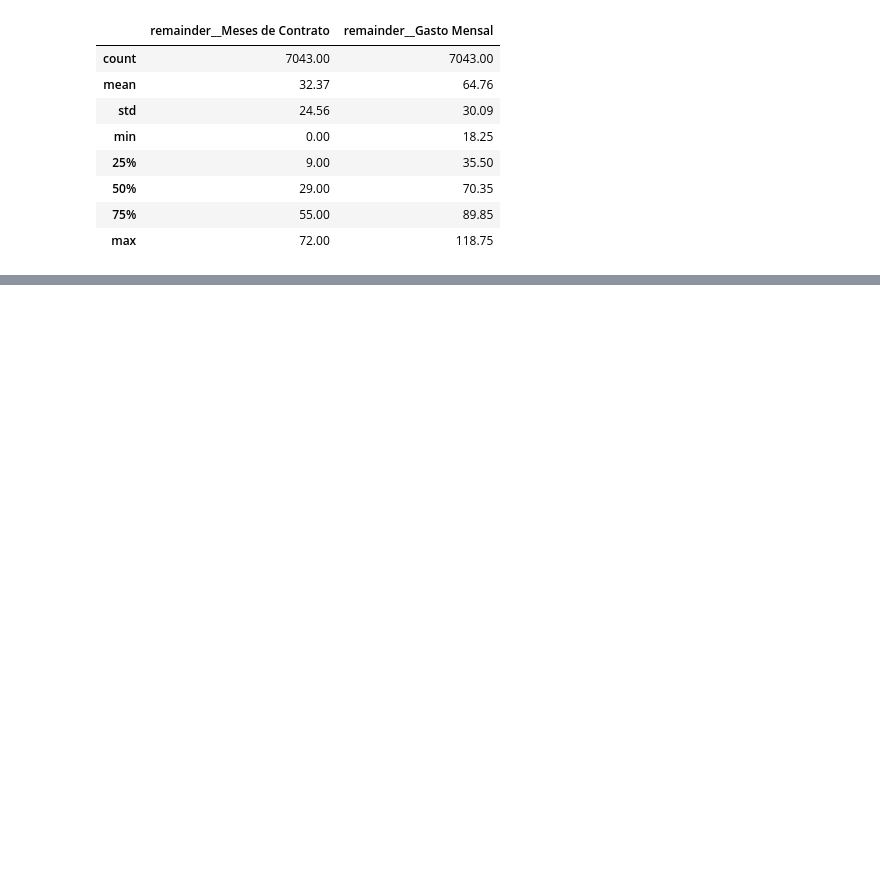
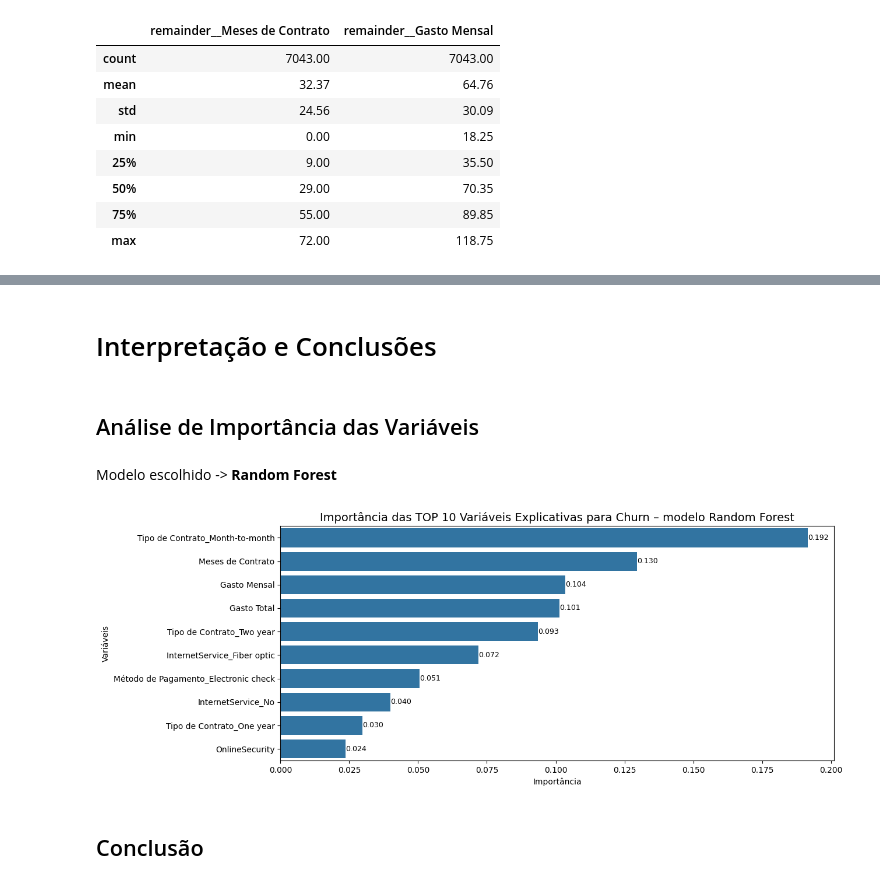
Before and after one commit to Ronaldo-Pardini/TelecomX_parte2, a Jupyter notebook: TelecomX_parte2.ipynb, the cells around one changed output, grey strips where cells are left out. Cells and saved outputs as stored; diff of their text form; code cells hidden in the pictures; blank space fills up the shorter version.

```diff
--- a/TelecomX_parte2.ipynb
+++ b/TelecomX_parte2.ipynb
@@ -554,6 +425,0 @@ X_train
-# %%
-from yellowbrick.model_selection import FeatureImportances
-
-viz = FeatureImportances(model_rf, relative=False, topn=10)
-viz.fit(X_train, y_train)
-viz.show()
@@ -687,0 +501,49 @@ Resultados
+# %% [markdown]
+# Interpretação e Conclusões
+# %% [markdown]
+## Análise de Importância das Variáveis
+# %% [markdown]
+Modelo escolhido -> **Random Forest**
+# %%
+# EXtrair a importância das variáveis utilizadas no modelo Random Forest
+importances = model_rf.feature_importances_
+
+df_importancia = (
+    pd.DataFrame({
+        'Variável': [c.split('__', 1)[1] for c in list(X_train.columns)], # X_train.columns,
+        'Importância': importances
+    })
+    .sort_values(by='Importância', ascending=False)
+    .head(10)   # TOP 10
+)
+# %%
+# Criar visualizaçao gráfica
+
+plt.figure(figsize=(13,5))
+
+ax = sns.barplot(
+    data=df_importancia,
+    x='Importância',
+    y='Variável',
+    orient='h'
+)
+
+# Inserir valores nas barras
+for i, v in enumerate(df_importancia['Importância']):
+    ax.text(
+        v,
+        i,
+        f'{v:.3f}',
+        va='center',
+        fontsize=9
+    )
+
+plt.title('Importância das TOP 10 Variáveis Explicativas para Churn – modelo Random Forest', fontsize=14)
+plt.xlabel('Importância')
+plt.ylabel('Variáveis')
+plt.tight_layout()
+plt.show()
+# %% [output]
+[figure, added]
+# %% [markdown]
+## Conclusão
```
Also changed, not shown: parts of 50 cells of this notebook, 3 other files.
